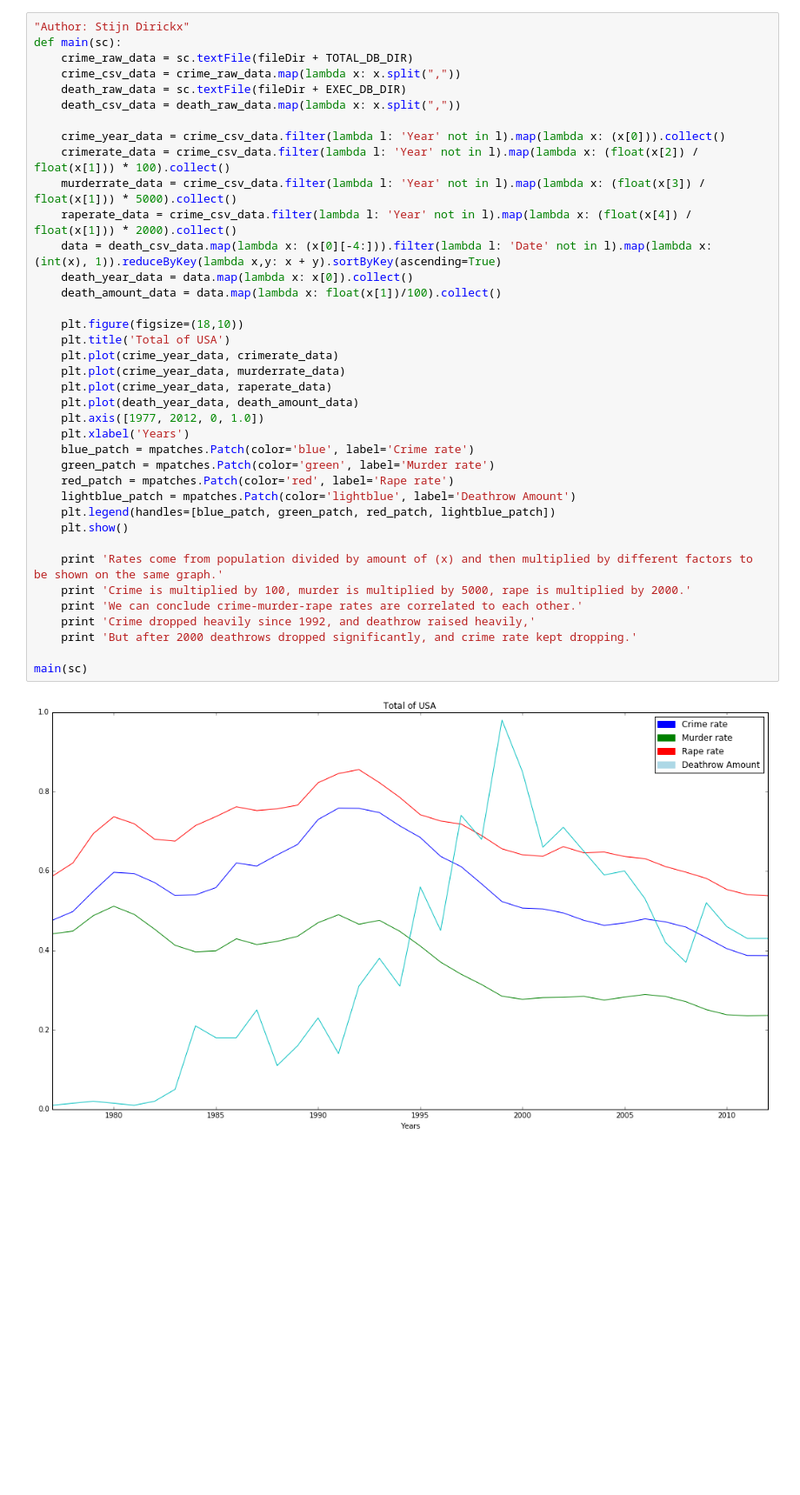
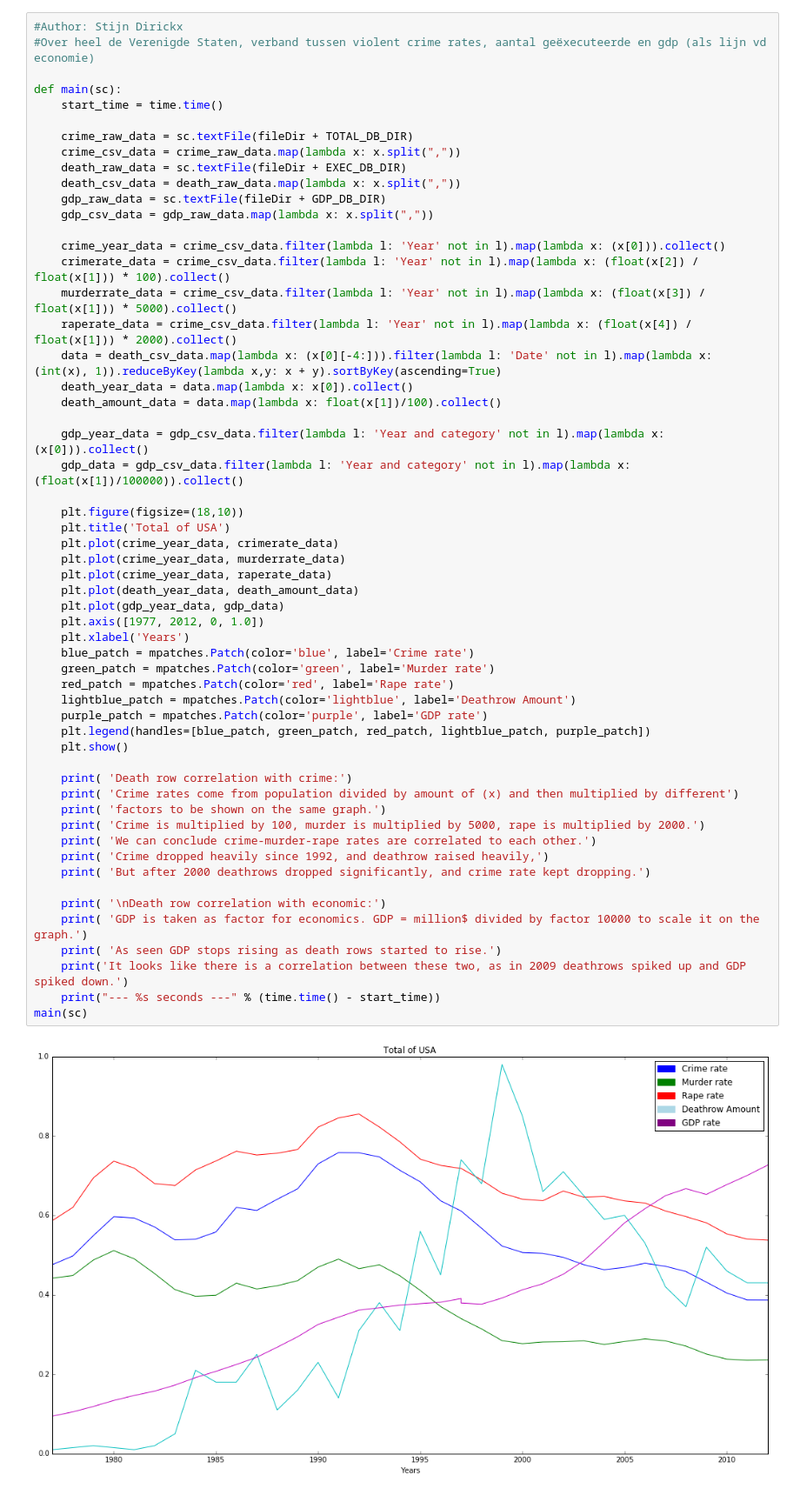
Before and after one commit to stijndirickx/Project_DeathRow, a Jupyter notebook: data_miner.ipynb, the cells around one changed output. Shown at 87% size. Drawn from its saved outputs; the diff is of its cells as text; blank space fills up the shorter version.

```diff
--- a/data_miner.ipynb
+++ b/data_miner.ipynb
@@ -89,40 +487,58 @@ Convention: State(deathrow divided by) amount_of_deathrows
 # %%
-"Author: Stijn Dirickx"
+#Author: Stijn Dirickx
+#Over heel de Verenigde Staten, verband tussen violent crime rates, aantal geëxecuteerde en gdp (als lijn vd economie)
+
 def main(sc):
+    start_time = time.time()
+
     crime_raw_data = sc.textFile(fileDir + TOTAL_DB_DIR)
     crime_csv_data = crime_raw_data.map(lambda x: x.split(","))
     death_raw_data = sc.textFile(fileDir + EXEC_DB_DIR)
     death_csv_data = death_raw_data.map(lambda x: x.split(","))
+    gdp_raw_data = sc.textFile(fileDir + GDP_DB_DIR)
+    gdp_csv_data = gdp_raw_data.map(lambda x: x.split(","))
 
     crime_year_data = crime_csv_data.filter(lambda l: 'Year' not in l).map(lambda x: (x[0])).collect()
     crimerate_data = crime_csv_data.filter(lambda l: 'Year' not in l).map(lambda x: (float(x[2]) / float(x[1])) * 100).collect()
     murderrate_data = crime_csv_data.filter(lambda l: 'Year' not in l).map(lambda x: (float(x[3]) / float(x[1])) * 5000).collect()
     raperate_data = crime_csv_data.filter(lambda l: 'Year' not in l).map(lambda x: (float(x[4]) / float(x[1])) * 2000).collect()
     data = death_csv_data.map(lambda x: (x[0][-4:])).filter(lambda l: 'Date' not in l).map(lambda x: (int(x), 1)).reduceByKey(lambda x,y: x + y).sortByKey(ascending=True)
     death_year_data = data.map(lambda x: x[0]).collect()
     death_amount_data = data.map(lambda x: float(x[1])/100).collect()
 
+    gdp_year_data = gdp_csv_data.filter(lambda l: 'Year and category' not in l).map(lambda x: (x[0])).collect()
+    gdp_data = gdp_csv_data.filter(lambda l: 'Year and category' not in l).map(lambda x: (float(x[1])/100000)).collect()
+
     plt.figure(figsize=(18,10))
     plt.title('Total of USA')
     plt.plot(crime_year_data, crimerate_data)
     plt.plot(crime_year_data, murderrate_data)
     plt.plot(crime_year_data, raperate_data)
     plt.plot(death_year_data, death_amount_data)
+    plt.plot(gdp_year_data, gdp_data)
     plt.axis([1977, 2012, 0, 1.0])
     plt.xlabel('Years')
     blue_patch = mpatches.Patch(color='blue', label='Crime rate')
     green_patch = mpatches.Patch(color='green', label='Murder rate')
     red_patch = mpatches.Patch(color='red', label='Rape rate')
     lightblue_patch = mpatches.Patch(color='lightblue', label='Deathrow Amount')
-    plt.legend(handles=[blue_patch, green_patch, red_patch, lightblue_patch])
+    purple_patch = mpatches.Patch(color='purple', label='GDP rate')
+    plt.legend(handles=[blue_patch, green_patch, red_patch, lightblue_patch, purple_patch])
     plt.show()
 
-    print 'Rates come from population divided by amount of (x) and then multiplied by different factors to be shown on the same graph.'
-    print 'Crime is multiplied by 100, murder is multiplied by 5000, rape is multiplied by 2000.'
-    print 'We can conclude crime-murder-rape rates are correlated to each other.'
-    print 'Crime dropped heavily since 1992, and deathrow raised heavily,'
-    print 'But after 2000 deathrows dropped significantly, and crime rate kept dropping.'
+    print( 'Death row correlation with crime:')
+    print( 'Crime rates come from population divided by amount of (x) and then multiplied by different')
+    print( 'factors to be shown on the same graph.')
+    print( 'Crime is multiplied by 100, murder is multiplied by 5000, rape is multiplied by 2000.')
+    print( 'We can conclude crime-murder-rape rates are correlated to each other.')
+    print( 'Crime dropped heavily since 1992, and deathrow raised heavily,')
+    print( 'But after 2000 deathrows dropped significantly, and crime rate kept dropping.')
 
+    print( '\nDeath row correlation with economic:')
+    print( 'GDP is taken as factor for economics. GDP = million$ divided by factor 10000 to scale it on the graph.')
+    print( 'As seen GDP stops rising as death rows started to rise.')
+    print('It looks like there is a correlation between these two, as in 2009 deathrows spiked up and GDP spiked down.')
+    print("--- %s seconds ---" % (time.time() - start_time))
 main(sc)
 # %% [output]
-[figure, old version]
+[figure, new version]
```
Also changed, not shown: parts of 9 cells of this notebook, 8 other files.
